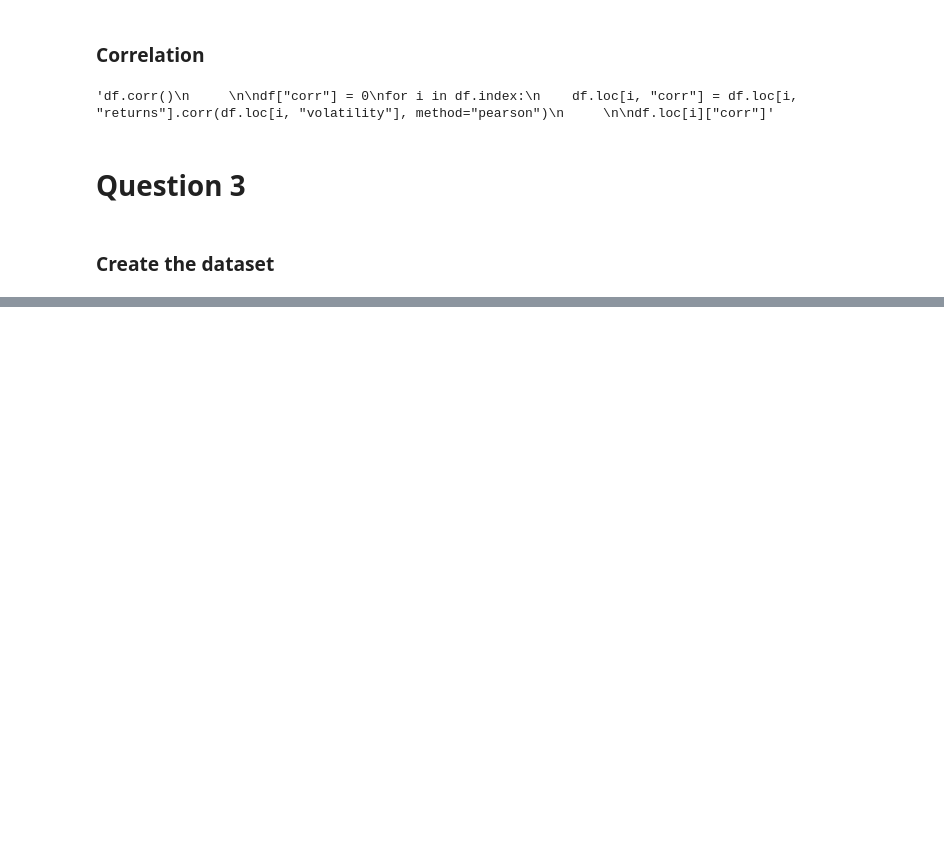
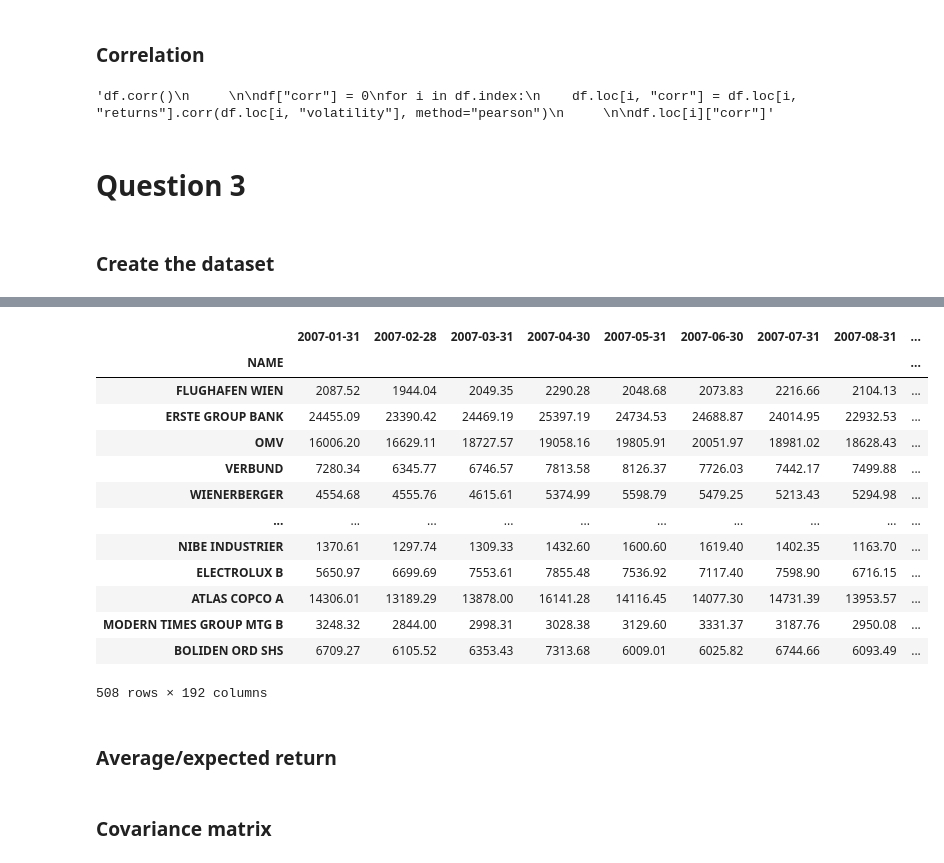
Before and after one commit to GiammarcoBozzelli/SEF, a Jupyter notebook: main.ipynb, the cells around one changed output, grey strips where cells are left out. Saved outputs shown, nothing was run; the diff lists cells and outputs as text; code cells hidden in the pictures; blank space fills up the shorter version.

```diff
--- a/main.ipynb
+++ b/main.ipynb
@@ -240,0 +211,24 @@ df_Env_Y = pd.merge(df_EUR,  df_Env, on='ISIN_First2', how='inner')
+# %%
+#Keep only the years 2007-2022
+#df_EUR_M_cap = df_EUR_M_cap.loc[:, (df_EUR_M_cap.columns >= "2007-01-01")]
+df_EUR_M_cap = df_EUR_M_cap.loc[:, (df_EUR_M_cap.columns >= pd.to_datetime("2007-01-01"))]
+df_EUR_M_cap
+# %% [output]
+|  | 2007-01-31 | 2007-02-28 | 2007-03-31 | 2007-04-30 | 2007-05-31 | 2007-06-30 | 2007-07-31 | 2007-08-31 | ... |
+| NAME |  |  |  |  |  |  |  |  | ... |
+| FLUGHAFEN WIEN | 2087.52 | 1944.04 | 2049.35 | 2290.28 | 2048.68 | 2073.83 | 2216.66 | 2104.13 | ... |
+| ERSTE GROUP BANK | 24455.09 | 23390.42 | 24469.19 | 25397.19 | 24734.53 | 24688.87 | 24014.95 | 22932.53 | ... |
+| OMV | 16006.20 | 16629.11 | 18727.57 | 19058.16 | 19805.91 | 20051.97 | 18981.02 | 18628.43 | ... |
+| VERBUND | 7280.34 | 6345.77 | 6746.57 | 7813.58 | 8126.37 | 7726.03 | 7442.17 | 7499.88 | ... |
+| WIENERBERGER | 4554.68 | 4555.76 | 4615.61 | 5374.99 | 5598.79 | 5479.25 | 5213.43 | 5294.98 | ... |
+| ... | ... | ... | ... | ... | ... | ... | ... | ... | ... |
+| NIBE INDUSTRIER | 1370.61 | 1297.74 | 1309.33 | 1432.60 | 1600.60 | 1619.40 | 1402.35 | 1163.70 | ... |
+| ELECTROLUX B | 5650.97 | 6699.69 | 7553.61 | 7855.48 | 7536.92 | 7117.40 | 7598.90 | 6716.15 | ... |
+| ATLAS COPCO A | 14306.01 | 13189.29 | 13878.00 | 16141.28 | 14116.45 | 14077.30 | 14731.39 | 13953.57 | ... |
+| MODERN TIMES GROUP MTG B | 3248.32 | 2844.00 | 2998.31 | 3028.38 | 3129.60 | 3331.37 | 3187.76 | 2950.08 | ... |
+| BOLIDEN ORD SHS | 6709.27 | 6105.52 | 6353.43 | 7313.68 | 6009.01 | 6025.82 | 6744.66 | 6093.49 | ... |
+508 rows × 192 columns
+# %% [markdown]
+### Average/expected return
+# %% [markdown]
+### Covariance matrix
```
Also changed, not shown: parts of 9 cells of this notebook.
